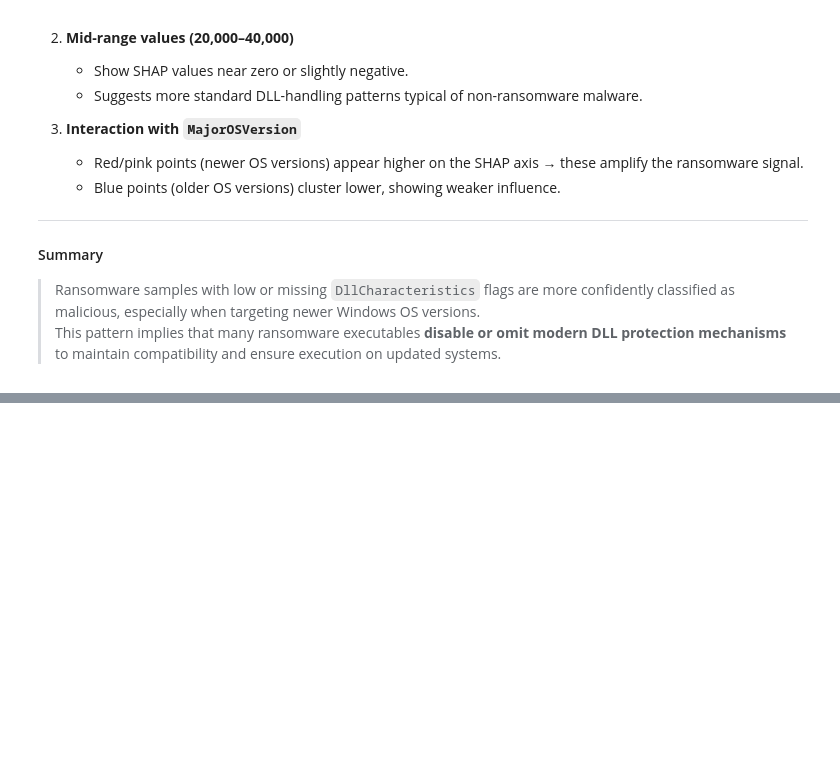
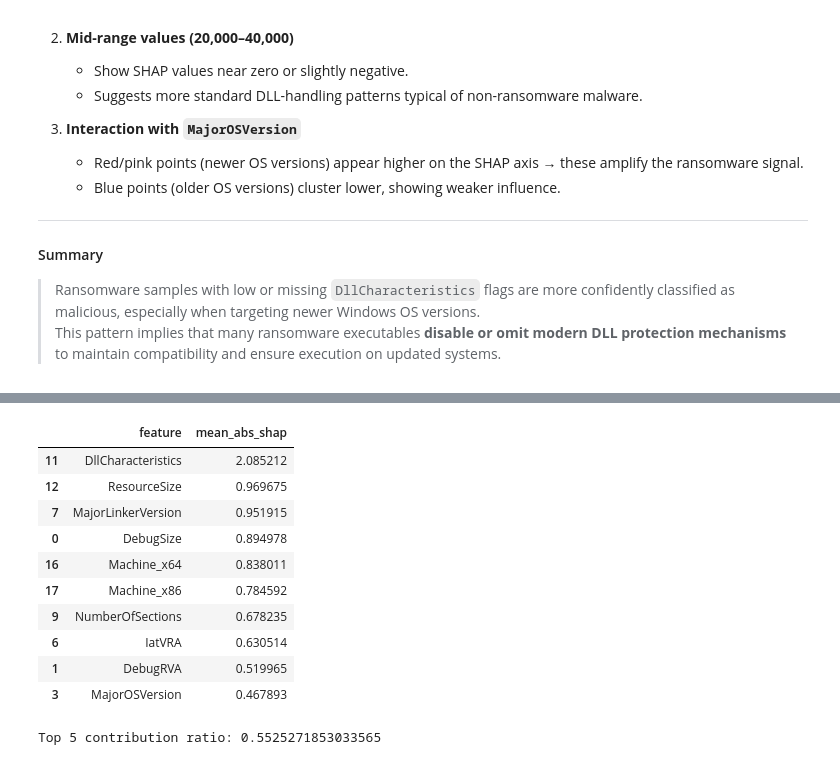
Before and after one commit to gaby-byb/ransomware-detection-ml, a Jupyter notebook: notebooks/ransom_vs_benign.ipynb, the cells around one changed output, grey strips where cells are left out. Drawn from its saved outputs; the diff is of its cells as text; code cells hidden in the pictures; blank space fills up the shorter version.

```diff
--- a/notebooks/ransom_vs_benign.ipynb
+++ b/notebooks/ransom_vs_benign.ipynb
@@ -31,10 +31,9 @@ from scipy.stats import randint as sp_randint
 SECTION 2 — Load Dataset
 # %%
 #Import dataset from Kaggle
-
 %matplotlib inline
 import matplotlib.pyplot as plt
-df = pd.read_csv("data/ransom_vs_benign.csv")
+df = pd.read_csv("../data/ransom_vs_benign.csv")
 # %%
 
 #Analyzing dataset
@@ -829,0 +834,38 @@ How much that DllCharacteristics value pushed the model toward or away from rans
+# %%
+
+# absolute SHAP values
+abs_shap = np.abs(shap_values.values)
+
+# mean absolute SHAP per feature
+mean_abs_shap = abs_shap.mean(axis=0)
+
+# put into dataframe
+shap_df = pd.DataFrame({
+    "feature": X_sample.columns,
+    "mean_abs_shap": mean_abs_shap
+}).sort_values(by="mean_abs_shap", ascending=False)
+
+shap_df.head(10)
+# %% [output]
+|  | feature | mean_abs_shap |
+| 11 | DllCharacteristics | 2.085212 |
+| 12 | ResourceSize | 0.969675 |
+| 7 | MajorLinkerVersion | 0.951915 |
+| 0 | DebugSize | 0.894978 |
+| 16 | Machine_x64 | 0.838011 |
+| 17 | Machine_x86 | 0.784592 |
+| 9 | NumberOfSections | 0.678235 |
+| 6 | IatVRA | 0.630514 |
+| 1 | DebugRVA | 0.519965 |
+| 3 | MajorOSVersion | 0.467893 |
+# %%
+# Sum of Top 5 SHAP Importance
+
+top5_sum = shap_df.head(5)["mean_abs_shap"].sum()
+total_sum = shap_df["mean_abs_shap"].sum()
+
+top5_ratio = top5_sum / total_sum
+
+print("Top 5 contribution ratio:", top5_ratio)
+# %% [output]
+Top 5 contribution ratio: 0.5525271853033565
```
Also changed, not shown: parts of 3 cells of this notebook, 1 other file.
